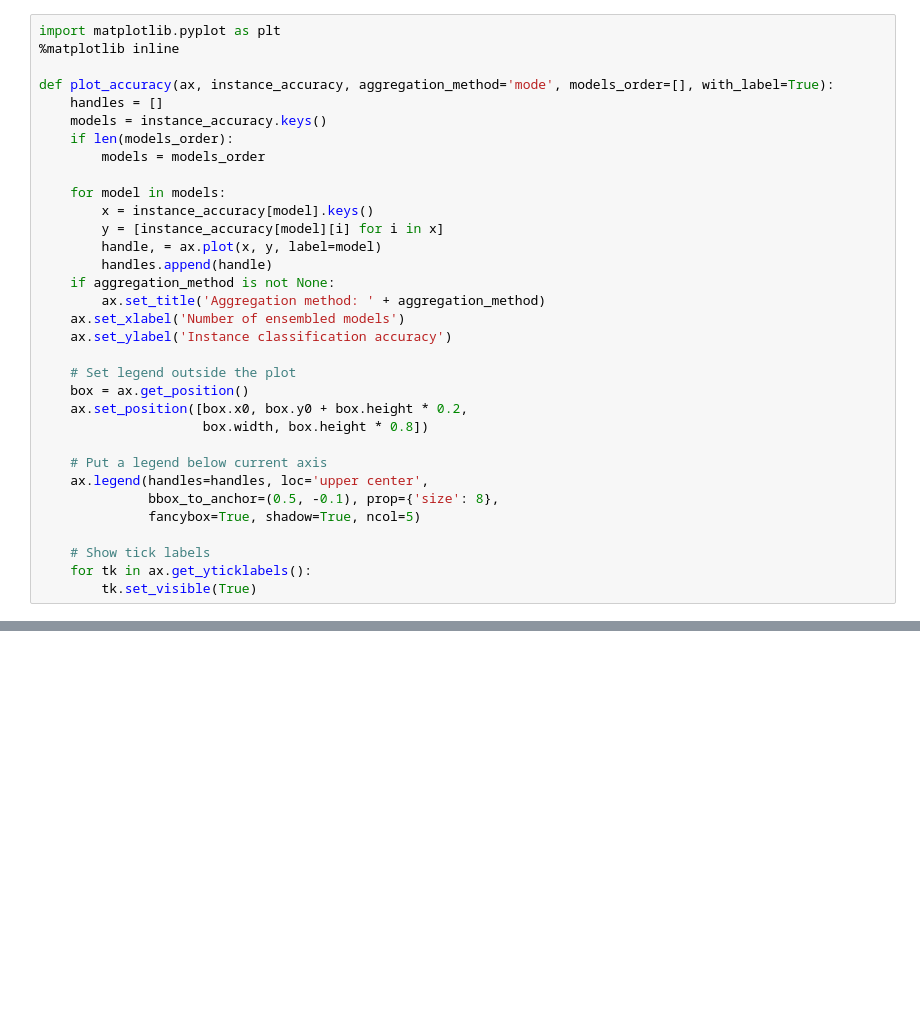
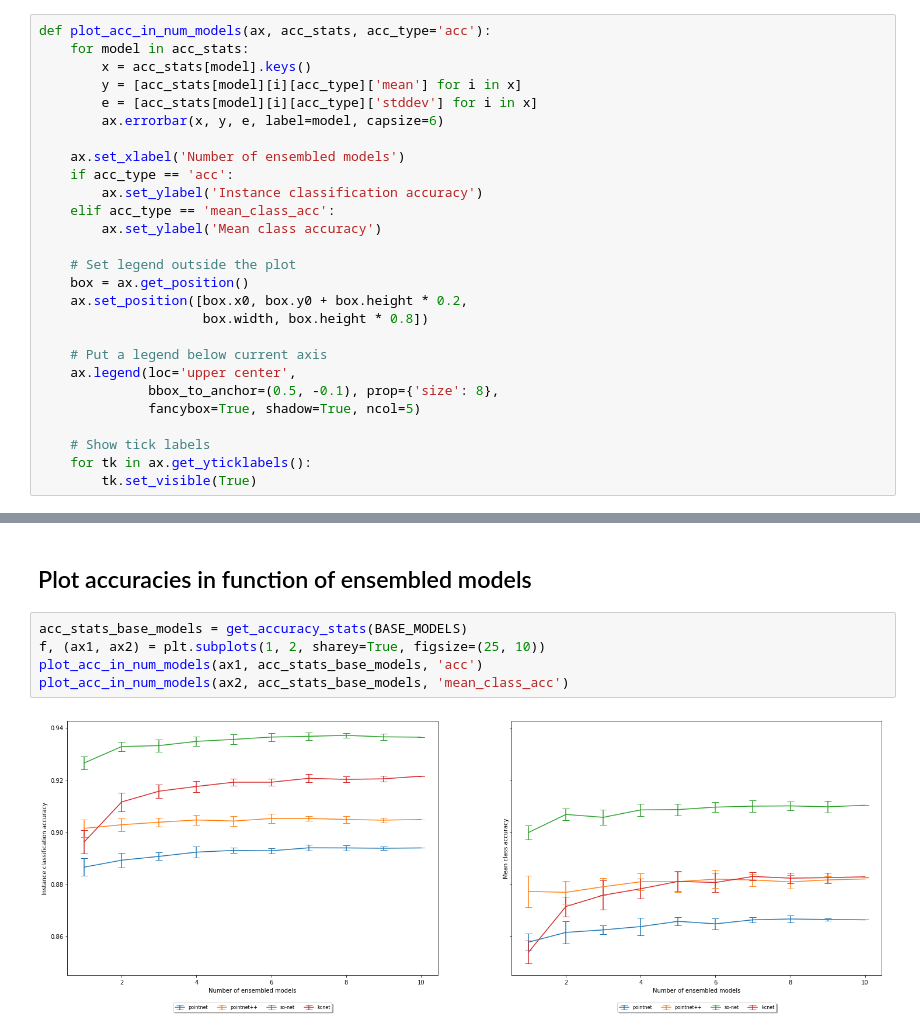
Before and after one commit to dkoguciuk/ensemble_learning_for_point_clouds, a Jupyter notebook: analysis.ipynb, the cells around one changed output, grey strips where cells are left out. Saved outputs shown, nothing was run; the diff lists cells and outputs as text; blank space fills up the shorter version.

```diff
--- a/analysis.ipynb
+++ b/analysis.ipynb
@@ -154,22 +137,16 @@ Plot instance accuracy for two aggregation methods in the function of ensambled
 # %%
-import matplotlib.pyplot as plt
-%matplotlib inline
+def plot_acc_in_num_models(ax, acc_stats, acc_type='acc'):
+    for model in acc_stats:
+        x = acc_stats[model].keys()
+        y = [acc_stats[model][i][acc_type]['mean'] for i in x]
+        e = [acc_stats[model][i][acc_type]['stddev'] for i in x]
+        ax.errorbar(x, y, e, label=model, capsize=6)
 
-def plot_accuracy(ax, instance_accuracy, aggregation_method='mode', models_order=[], with_label=True):
-    handles = []
-    models = instance_accuracy.keys()
-    if len(models_order):
-        models = models_order
-
-    for model in models:
-        x = instance_accuracy[model].keys()
-        y = [instance_accuracy[model][i] for i in x]
-        handle, = ax.plot(x, y, label=model)
-        handles.append(handle)
-    if aggregation_method is not None:
-        ax.set_title('Aggregation method: ' + aggregation_method)
     ax.set_xlabel('Number of ensembled models')
-    ax.set_ylabel('Instance classification accuracy')
+    if acc_type == 'acc':
+        ax.set_ylabel('Instance classification accuracy')
+    elif acc_type == 'mean_class_acc':
+        ax.set_ylabel('Mean class accuracy')
 
     # Set legend outside the plot
     box = ax.get_position()
@@ -177,7 +154,7 @@ def plot_accuracy(ax, instance_accuracy, aggregation_method='mode', models_order
                      box.width, box.height * 0.8])
 
     # Put a legend below current axis
-    ax.legend(handles=handles, loc='upper center',
+    ax.legend(loc='upper center',
               bbox_to_anchor=(0.5, -0.1), prop={'size': 8},
               fancybox=True, shadow=True, ncol=5)
 
@@ -364,0 +164,9 @@ f.savefig('class_classification_accuracy.png', bbox_inches='tight')
+# %% [markdown]
+## Plot accuracies in function of ensembled models
+# %%
+acc_stats_base_models = get_accuracy_stats(BASE_MODELS)
+f, (ax1, ax2) = plt.subplots(1, 2, sharey=True, figsize=(25, 10))
+plot_acc_in_num_models(ax1, acc_stats_base_models, 'acc')
+plot_acc_in_num_models(ax2, acc_stats_base_models, 'mean_class_acc')
+# %% [output]
+[figure, added]
```
Also changed, not shown: parts of 27 cells of this notebook.
